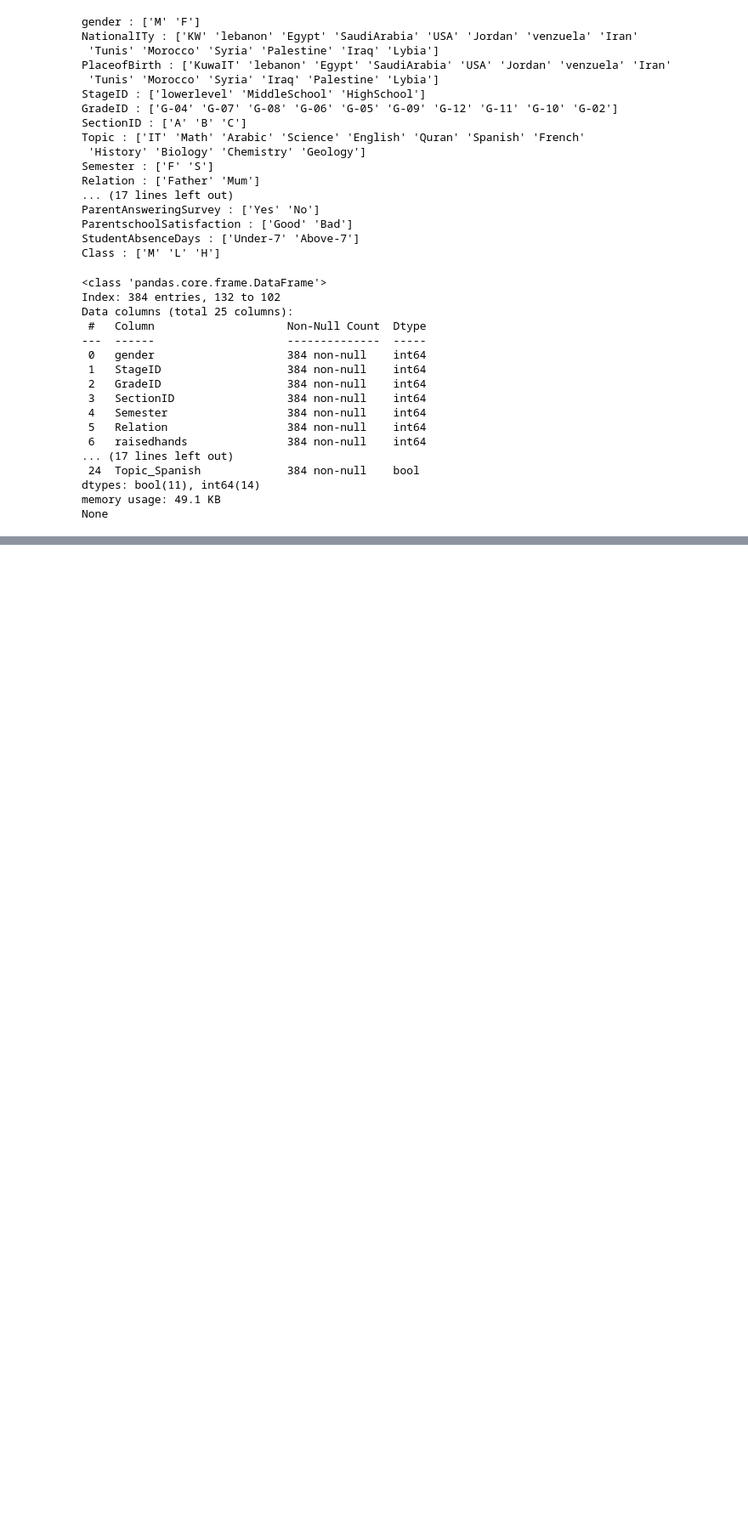
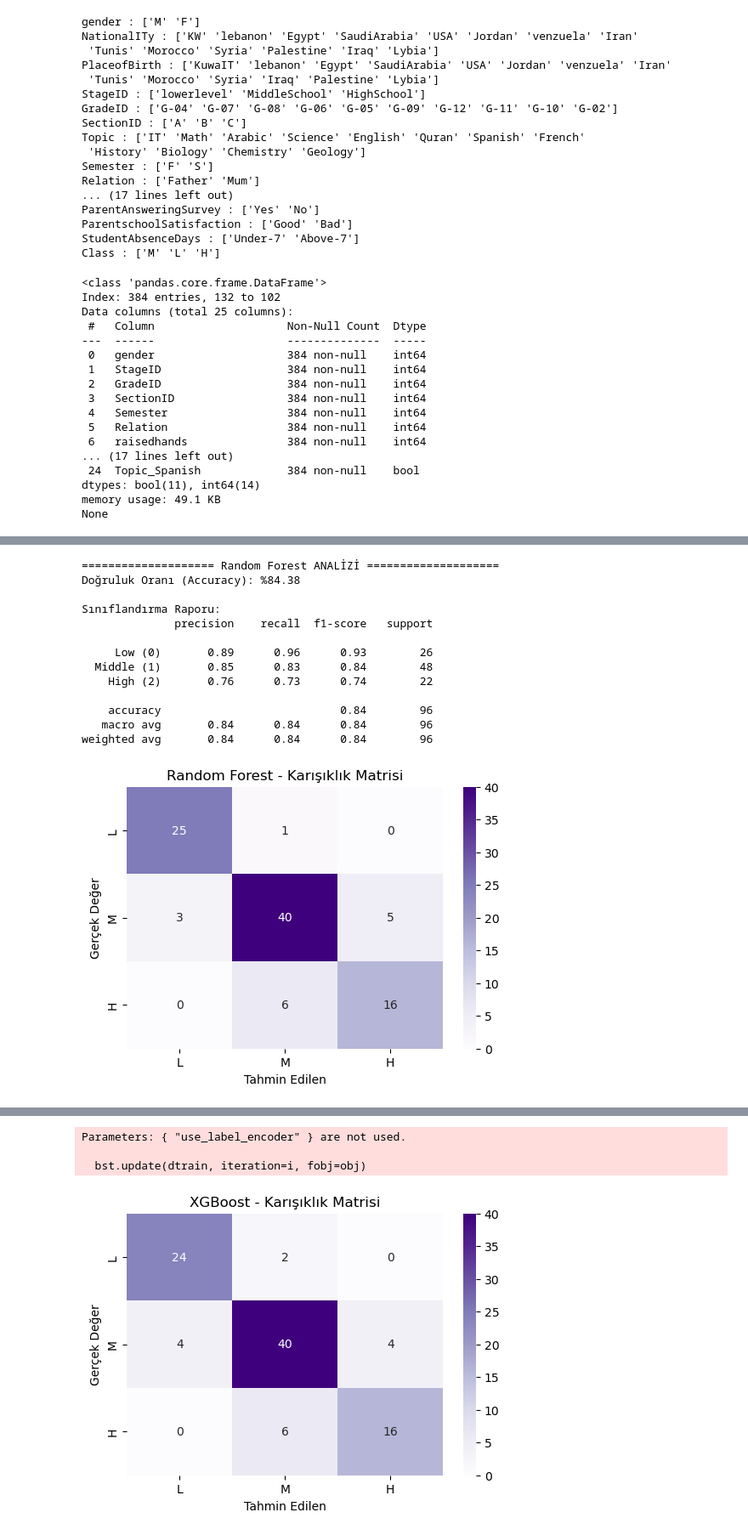
Before and after one commit to MuhammetEnesinal/Machine_Learning_Data_Mining, a Jupyter notebook: StudentSuccess.ipynb, the cells around one changed output, grey strips where cells are left out. Shown at 85% size. Cells and saved outputs as stored; diff of their text form; code cells hidden in the pictures; blank space fills up the shorter version.

Commit message:
StudentSuccess model update

```diff
--- a/StudentSuccess.ipynb
+++ b/StudentSuccess.ipynb
@@ -128,22 +128,3 @@ Data columns (total 25 columns):
 dtypes: bool(11), int64(14)
 memory usage: 49.1 KB
 None
-# %%
-from sklearn.ensemble import RandomForestClassifier
-from sklearn.metrics import classification_report, confusion_matrix, accuracy_score
-import seaborn as sns
-import matplotlib.pyplot as plt
-
-# 1. Modeli Tanımla
-
-rf_model = RandomForestClassifier(n_estimators=100, random_state=42)
-
-# 2. Modeli Eğit
-rf_model.fit(X_train, y_train)
-
-# 3. Tahmin Yap
-y_pred = rf_model.predict(X_test)
-
-# 4. Sonuçları Görüntüle
-print(f"Model Doğruluk Oranı (Accuracy): %{accuracy_score(y_test, y_pred)*100:.2f}")
-print("\nSınıflandırma Raporu:\n", classification_report(y_test, y_pred))
@@ -162,0 +304,52 @@ weighted avg       0.85      0.85      0.85        96
+# %%
+from sklearn.metrics import classification_report, accuracy_score, confusion_matrix
+import seaborn as sns
+import matplotlib.pyplot as plt
+
+
+final_models = {
+    "Random Forest": final_rf,
+    "XGBoost": final_xgb,
+    "SVM": final_svm
+}
+
+
+for name, model in final_models.items():
+    print(f"\n{'='*20} {name} ANALİZİ {'='*20}")
+
+    # Eğit ve Tahmin Et
+    model.fit(X_train, y_train)
+    y_pred = model.predict(X_test)
+
+    # 1. Accuracy
+    acc = accuracy_score(y_test, y_pred)
+    print(f"Doğruluk Oranı (Accuracy): %{acc*100:.2f}")
+
+    # 2. Classification Report (Precision, Recall, F1)
+    print("\nSınıflandırma Raporu:")
+    print(classification_report(y_test, y_pred, target_names=['Low (0)', 'Middle (1)', 'High (2)']))
+
+    # 3. Confusion Matrix
+    cm = confusion_matrix(y_test, y_pred)
+    plt.figure(figsize=(6, 4))
+    sns.heatmap(cm, annot=True, fmt='d', cmap='Purples',
+                xticklabels=['L', 'M', 'H'], yticklabels=['L', 'M', 'H'])
+    plt.title(f"{name} - Karışıklık Matrisi")
+    plt.xlabel("Tahmin Edilen")
+    plt.ylabel("Gerçek Değer")
+    plt.show()
+# %% [output]
+==================== Random Forest ANALİZİ ====================
+Doğruluk Oranı (Accuracy): %84.38
+
+Sınıflandırma Raporu:
+              precision    recall  f1-score   support
+
+     Low (0)       0.89      0.96      0.93        26
+  Middle (1)       0.85      0.83      0.84        48
+    High (2)       0.76      0.73      0.74        22
+
+    accuracy                           0.84        96
+   macro avg       0.84      0.84      0.84        96
+weighted avg       0.84      0.84      0.84        96
+[figure, added]
@@ -162,0 +369,4 @@ weighted avg       0.85      0.85      0.85        96
+Parameters: { "use_label_encoder" } are not used.
+
+  bst.update(dtrain, iteration=i, fobj=obj)
+[figure, added]
```
Also changed, not shown: parts of 8 cells of this notebook.
